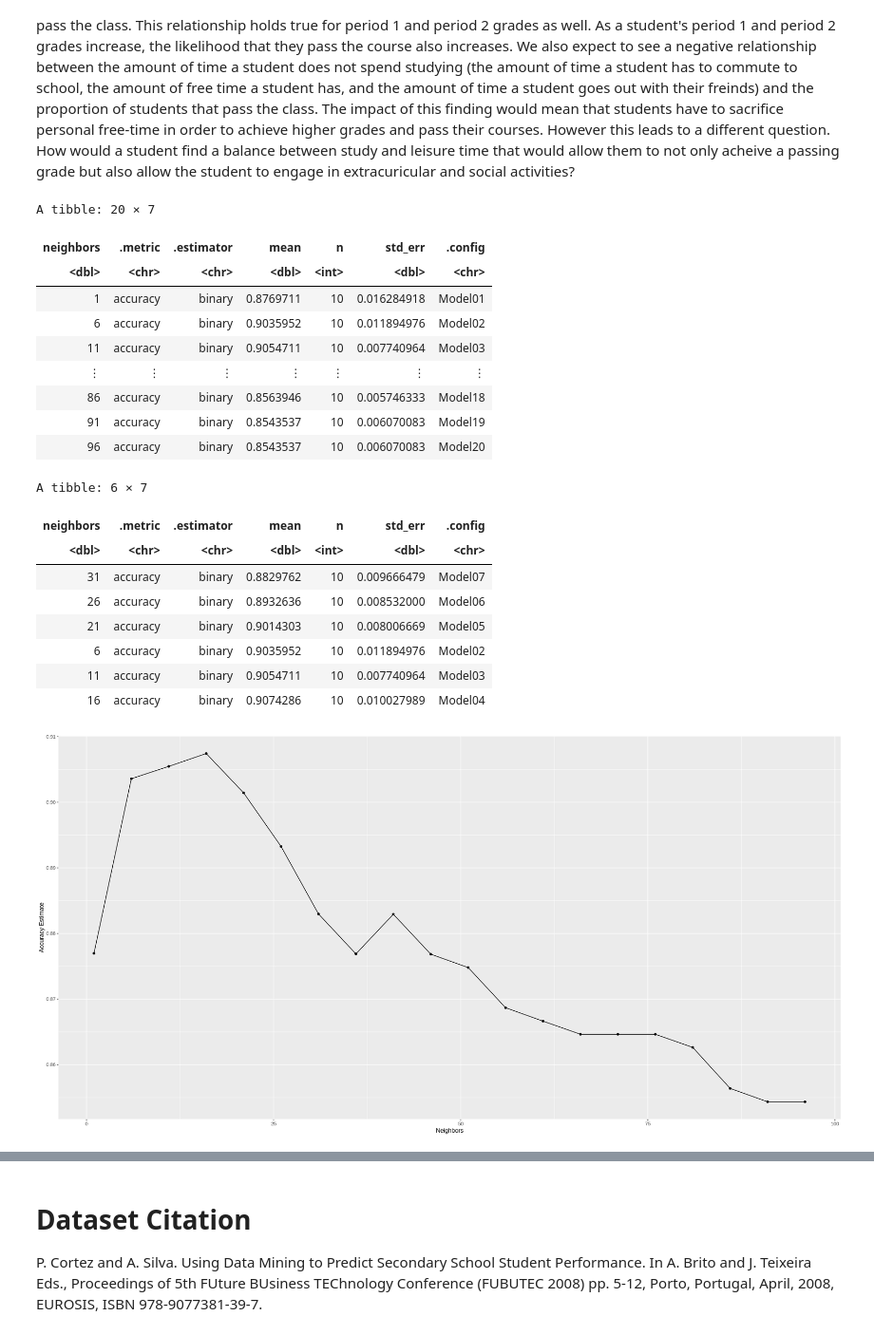
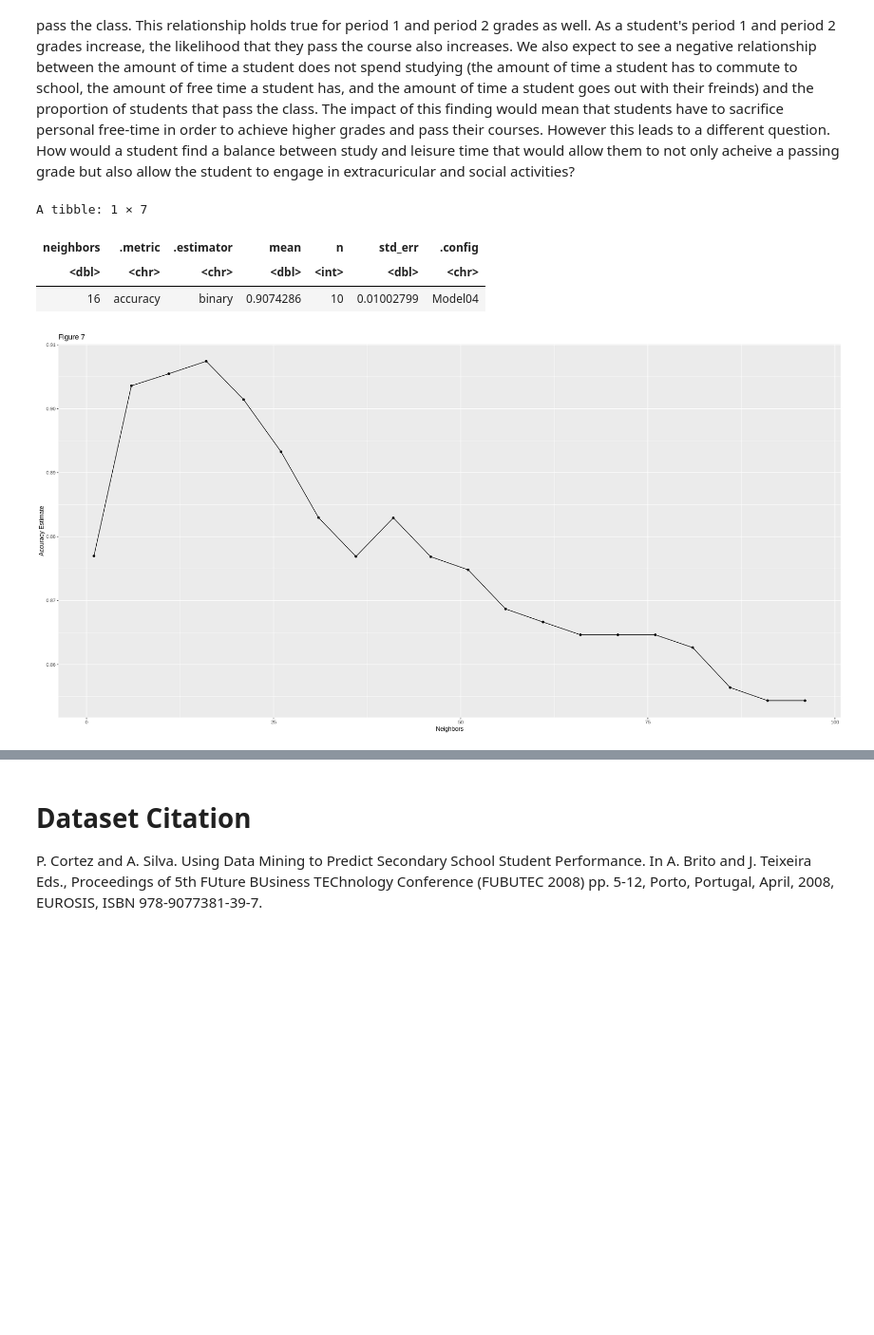
Before and after one commit to gpark8910/DSCI100_project, a Jupyter notebook: project_data.ipynb, the cells around one changed output, grey strips where cells are left out. Shown at 95% size. Saved outputs shown, nothing was run; the diff lists cells and outputs as text; code cells hidden in the pictures; blank space fills up the shorter version.

```diff
--- a/project_data.ipynb
+++ b/project_data.ipynb
@@ -209,57 +195,43 @@ grade_recipe <- recipe(G3 ~. , data = grade_train) %>%
    step_scale(all_predictors()) %>%
    step_center(all_predictors())
 
 # perform a 10-fold cross validation to find the best K
 grade_vfold <- vfold_cv(grade_train, v = 10, strata = G3)
 
 # parameter value selection
-knn_spec_1 <- nearest_neighbor(weight_func = "rectangular", neighbors = tune()) %>%
+knn_spec <- nearest_neighbor(weight_func = "rectangular", neighbors = tune()) %>%
    set_engine("kknn") %>%
    set_mode("classification")
 
 k_vals <- tibble(neighbors = seq(from = 1, to = 100, by = 5))
 
 # fit the knn model (reuse the recipe and model from before)
-knn_fit_1 <- workflow() %>%
+knn_fit <- workflow() %>%
    add_recipe(grade_recipe) %>%
-   add_model(knn_spec_1) %>%
+   add_model(knn_spec) %>%
    tune_grid(resamples = grade_vfold, grid = k_vals)
 
-accuracies <- knn_fit_1 %>%
+accuracies <- knn_fit %>%
    collect_metrics() %>%
    filter(.metric == "accuracy")
 
 accuracy_vs_k <- ggplot(accuracies, aes(x = neighbors, y = mean)) +
    geom_point() +
    geom_line() +
-   labs(x = "Neighbors", y = "Accuracy Estimate")
+   labs(x = "Neighbors", y = "Accuracy Estimate") +
+   ggtitle("Figure 7")
 accuracy_vs_k
 
 k_value <- accuracies %>%
 arrange(mean) %>%
-tail()
+tail(1)
 k_value
 # %% [output]
-A tibble: 20 × 7
+A tibble: 1 × 7
 | neighbors | .metric | .estimator | mean | n | std_err | .config |
 | <dbl> | <chr> | <chr> | <dbl> | <int> | <dbl> | <chr> |
-| 1 | accuracy | binary | 0.8769711 | 10 | 0.016284918 | Model01 |
-| 6 | accuracy | binary | 0.9035952 | 10 | 0.011894976 | Model02 |
-| 11 | accuracy | binary | 0.9054711 | 10 | 0.007740964 | Model03 |
-| ⋮ | ⋮ | ⋮ | ⋮ | ⋮ | ⋮ | ⋮ |
-| 86 | accuracy | binary | 0.8563946 | 10 | 0.005746333 | Model18 |
-| 91 | accuracy | binary | 0.8543537 | 10 | 0.006070083 | Model19 |
-| 96 | accuracy | binary | 0.8543537 | 10 | 0.006070083 | Model20 |
+| 16 | accuracy | binary | 0.9074286 | 10 | 0.01002799 | Model04 |
-A tibble: 6 × 7
-| neighbors | .metric | .estimator | mean | n | std_err | .config |
-| <dbl> | <chr> | <chr> | <dbl> | <int> | <dbl> | <chr> |
-| 31 | accuracy | binary | 0.8829762 | 10 | 0.009666479 | Model07 |
-| 26 | accuracy | binary | 0.8932636 | 10 | 0.008532000 | Model06 |
-| 21 | accuracy | binary | 0.9014303 | 10 | 0.008006669 | Model05 |
-| 6 | accuracy | binary | 0.9035952 | 10 | 0.011894976 | Model02 |
-| 11 | accuracy | binary | 0.9054711 | 10 | 0.007740964 | Model03 |
-| 16 | accuracy | binary | 0.9074286 | 10 | 0.010027989 | Model04 |
-[figure, old version]
+[figure, new version]
 # %%
 set.seed(5)
 options(repr.plot.height = 20, repr.plot.width = 25)
```
Also changed, not shown: parts of 4 cells of this notebook.
